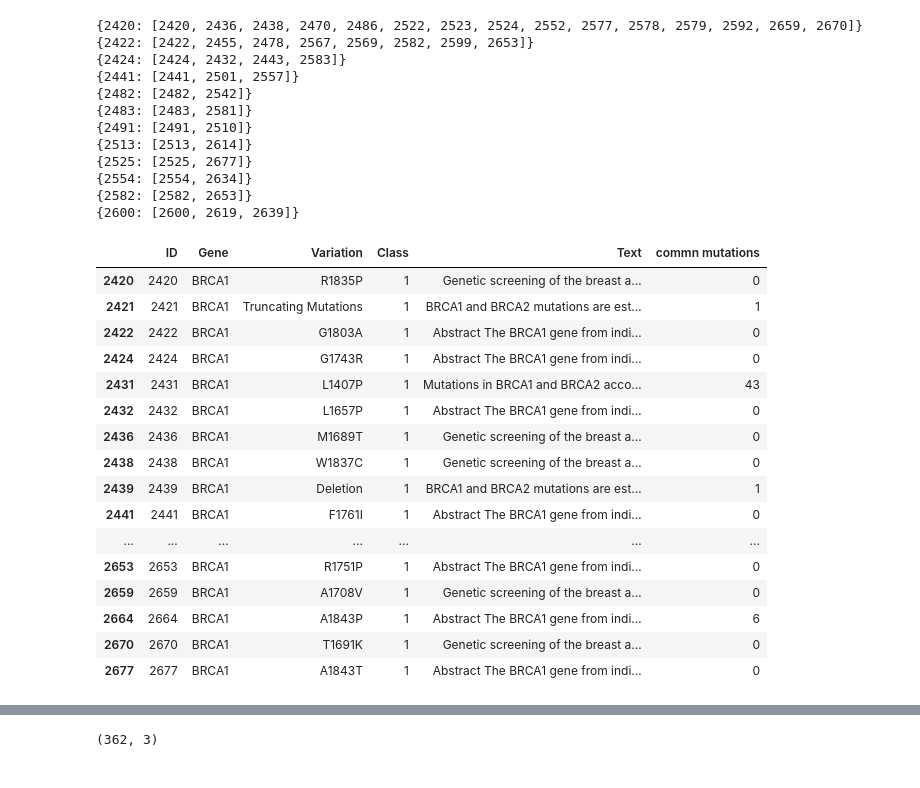
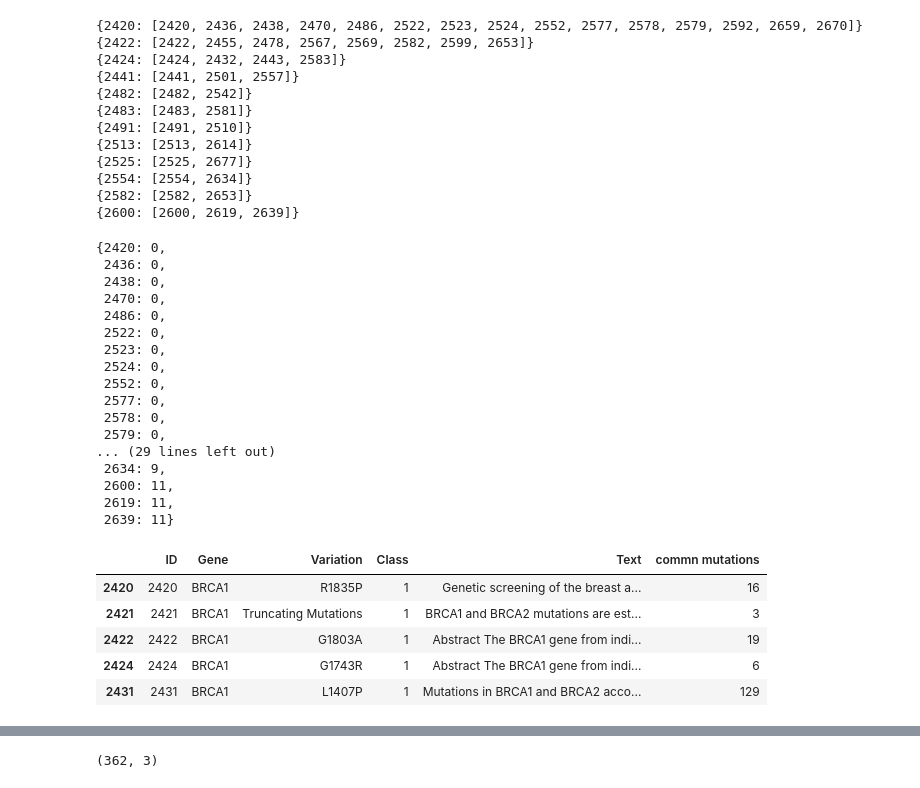
Before and after one commit to me-nobody/jovian-ml-project, a Jupyter notebook: jovian-ml-project-080422-lab.ipynb, the cells around one changed output, grey strips where cells are left out. Drawn from its saved outputs; the diff is of its cells as text; code cells hidden in the pictures.

```diff
--- a/jovian-ml-project-080422-lab.ipynb
+++ b/jovian-ml-project-080422-lab.ipynb
@@ -473,20 +428,31 @@ for commons in text_dict_list:
+# %%
+new_dict
+# %% [output]
+{2420: 0,
+ 2436: 0,
+ 2438: 0,
+ 2470: 0,
+ 2486: 0,
+ 2522: 0,
+ 2523: 0,
+ 2524: 0,
+ 2552: 0,
+ 2577: 0,
+ 2578: 0,
+ 2579: 0,
+... (29 lines left out)
+ 2634: 9,
+ 2600: 11,
+ 2619: 11,
+ 2639: 11}
 # %%
-train_df[(train_df['Class']==1) & (train_df['Gene']=="BRCA1")]
+brca1_df =train_df[(train_df['Class']==1) & (train_df['Gene']=="BRCA1")]
-# %% [output]
-|  | ID | Gene | Variation | Class | Text | commn mutations |
-| 2420 | 2420 | BRCA1 | R1835P | 1 | Genetic screening of the breast a... | 0 |
-| 2421 | 2421 | BRCA1 | Truncating Mutations | 1 | BRCA1 and BRCA2 mutations are est... | 1 |
-| 2422 | 2422 | BRCA1 | G1803A | 1 | Abstract The BRCA1 gene from indi... | 0 |
-| 2424 | 2424 | BRCA1 | G1743R | 1 | Abstract The BRCA1 gene from indi... | 0 |
-| 2431 | 2431 | BRCA1 | L1407P | 1 | Mutations in BRCA1 and BRCA2 acco... | 43 |
-| 2432 | 2432 | BRCA1 | L1657P | 1 | Abstract The BRCA1 gene from indi... | 0 |
-| 2436 | 2436 | BRCA1 | M1689T | 1 | Genetic screening of the breast a... | 0 |
-| 2438 | 2438 | BRCA1 | W1837C | 1 | Genetic screening of the breast a... | 0 |
-| 2439 | 2439 | BRCA1 | Deletion | 1 | BRCA1 and BRCA2 mutations are est... | 1 |
-| 2441 | 2441 | BRCA1 | F1761I | 1 | Abstract The BRCA1 gene from indi... | 0 |
-| ... | ... | ... | ... | ... | ... | ... |
-| 2653 | 2653 | BRCA1 | R1751P | 1 | Abstract The BRCA1 gene from indi... | 0 |
-| 2659 | 2659 | BRCA1 | A1708V | 1 | Genetic screening of the breast a... | 0 |
-| 2664 | 2664 | BRCA1 | A1843P | 1 | Abstract The BRCA1 gene from indi... | 6 |
-| 2670 | 2670 | BRCA1 | T1691K | 1 | Genetic screening of the breast a... | 0 |
-| 2677 | 2677 | BRCA1 | A1843T | 1 | Abstract The BRCA1 gene from indi... | 0 |
+# %%
+brca1_df.head()
+# %% [output]
+|  | ID | Gene | Variation | Class | Text | commn mutations |
+| 2420 | 2420 | BRCA1 | R1835P | 1 | Genetic screening of the breast a... | 16 |
+| 2421 | 2421 | BRCA1 | Truncating Mutations | 1 | BRCA1 and BRCA2 mutations are est... | 3 |
+| 2422 | 2422 | BRCA1 | G1803A | 1 | Abstract The BRCA1 gene from indi... | 19 |
+| 2424 | 2424 | BRCA1 | G1743R | 1 | Abstract The BRCA1 gene from indi... | 6 |
+| 2431 | 2431 | BRCA1 | L1407P | 1 | Mutations in BRCA1 and BRCA2 acco... | 129 |
```
Also changed, not shown: parts of 14 cells of this notebook.
